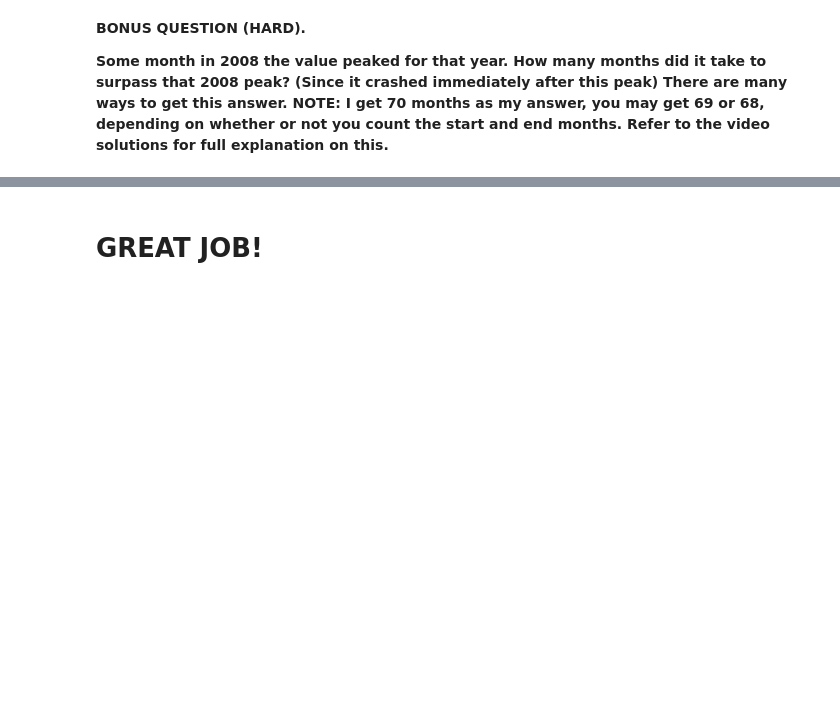
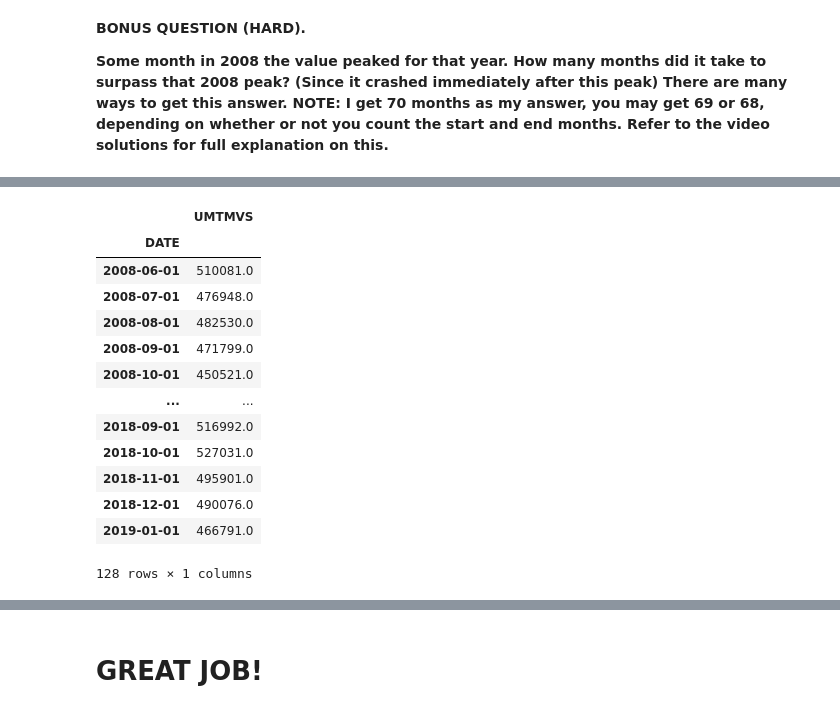
Before and after one commit to ibrahimaltun/udemy-courses, a Jupyter notebook: python-for-time-series-data-analysis/4.2-Time-Series-with-Pandas-Project-Exercise-SET-TWO.ipynb, the cells around one changed output, grey strips where cells are left out. Cells and saved outputs as stored; diff of their text form; code cells hidden in the pictures; blank space fills up the shorter version.

```diff
--- a/python-for-time-series-data-analysis/4.2-Time-Series-with-Pandas-Project-Exercise-SET-TWO.ipynb
+++ b/python-for-time-series-data-analysis/4.2-Time-Series-with-Pandas-Project-Exercise-SET-TWO.ipynb
@@ -231,0 +301,18 @@ Timestamp('2011-12-31 00:00:00', freq='A-DEC')
+# %%
+df_post_peak = df.loc["2008-06-01":]
+df_post_peak
+# %% [output]
+|  | UMTMVS |
+| DATE |  |
+| 2008-06-01 | 510081.0 |
+| 2008-07-01 | 476948.0 |
+| 2008-08-01 | 482530.0 |
+| 2008-09-01 | 471799.0 |
+| 2008-10-01 | 450521.0 |
+| ... | ... |
+| 2018-09-01 | 516992.0 |
+| 2018-10-01 | 527031.0 |
+| 2018-11-01 | 495901.0 |
+| 2018-12-01 | 490076.0 |
+| 2019-01-01 | 466791.0 |
+128 rows × 1 columns
```
Also changed, not shown: parts of 19 cells of this notebook.
